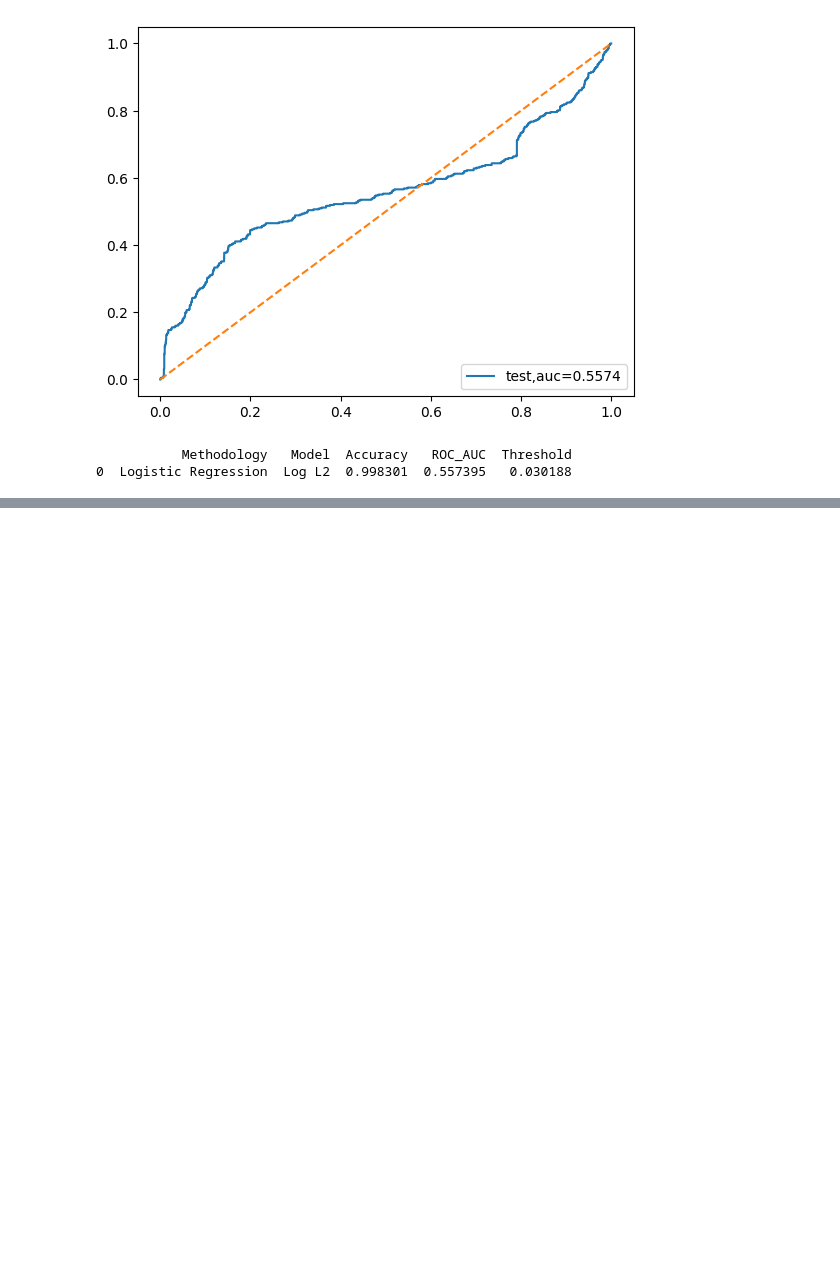
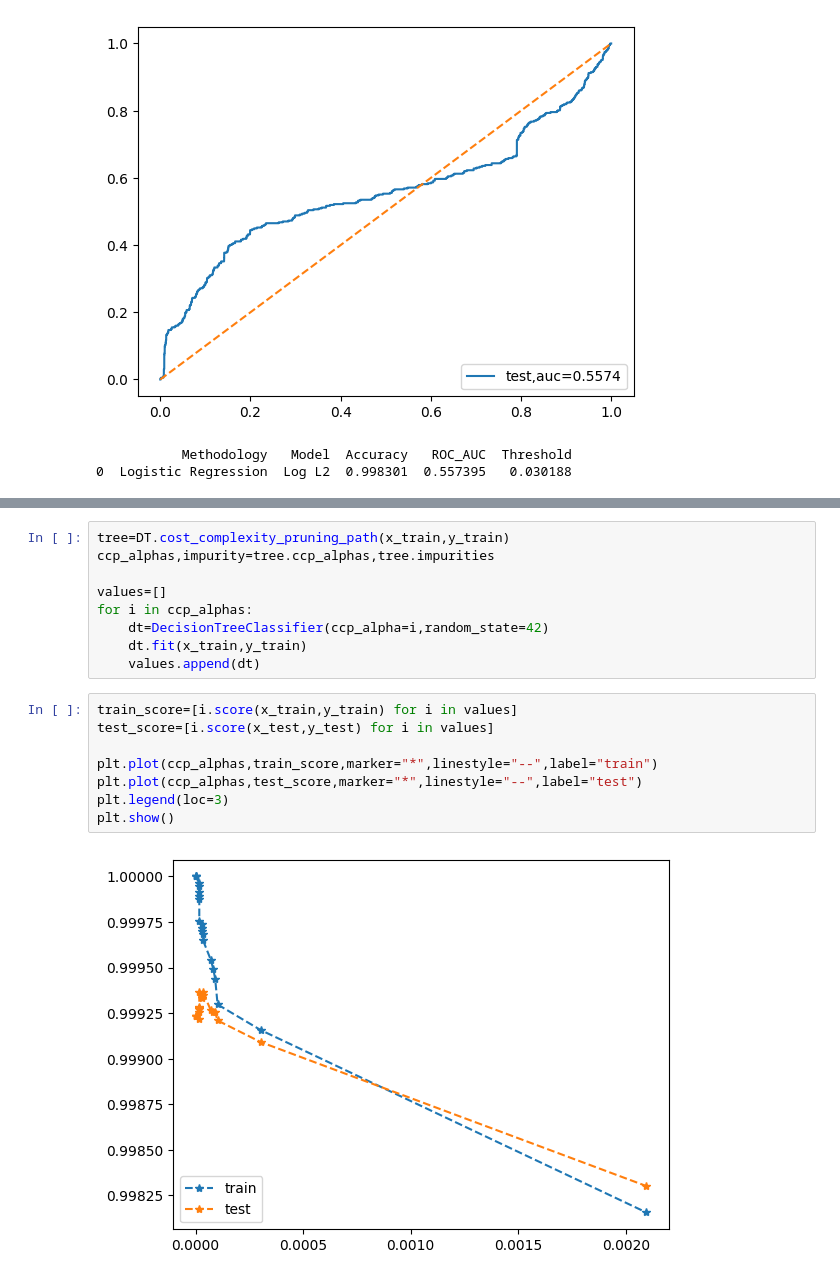
Before and after one commit to sripavan24/fraud-detection-e2e, a Jupyter notebook: notebook/Train_data.ipynb, the cells around one changed output, grey strips where cells are left out. Drawn from its saved outputs; the diff is of its cells as text; blank space fills up the shorter version.

```diff
--- a/notebook/Train_data.ipynb
+++ b/notebook/Train_data.ipynb
@@ -296,0 +383,19 @@ l2 treshold is:0.030187743117915028
+# %%
+tree=DT.cost_complexity_pruning_path(x_train,y_train)
+ccp_alphas,impurity=tree.ccp_alphas,tree.impurities
+
+values=[]
+for i in ccp_alphas:
+    dt=DecisionTreeClassifier(ccp_alpha=i,random_state=42)
+    dt.fit(x_train,y_train)
+    values.append(dt)
+# %%
+train_score=[i.score(x_train,y_train) for i in values]
+test_score=[i.score(x_test,y_test) for i in values]
+
+plt.plot(ccp_alphas,train_score,marker="*",linestyle="--",label="train")
+plt.plot(ccp_alphas,test_score,marker="*",linestyle="--",label="test")
+plt.legend(loc=3)
+plt.show()
+# %% [output]
+[figure, added]
```
Also changed, not shown: parts of 25 cells of this notebook, 12 other files.
